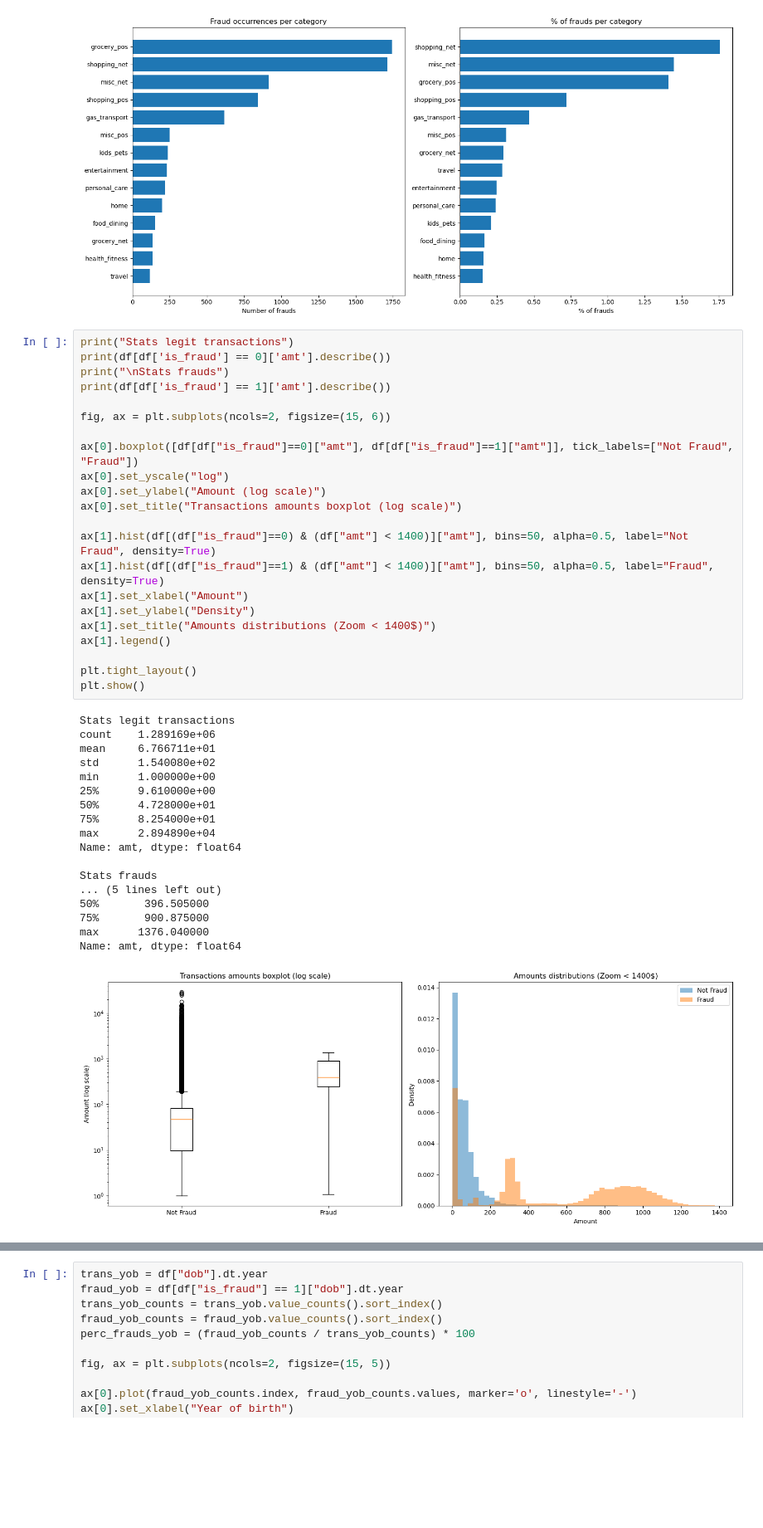
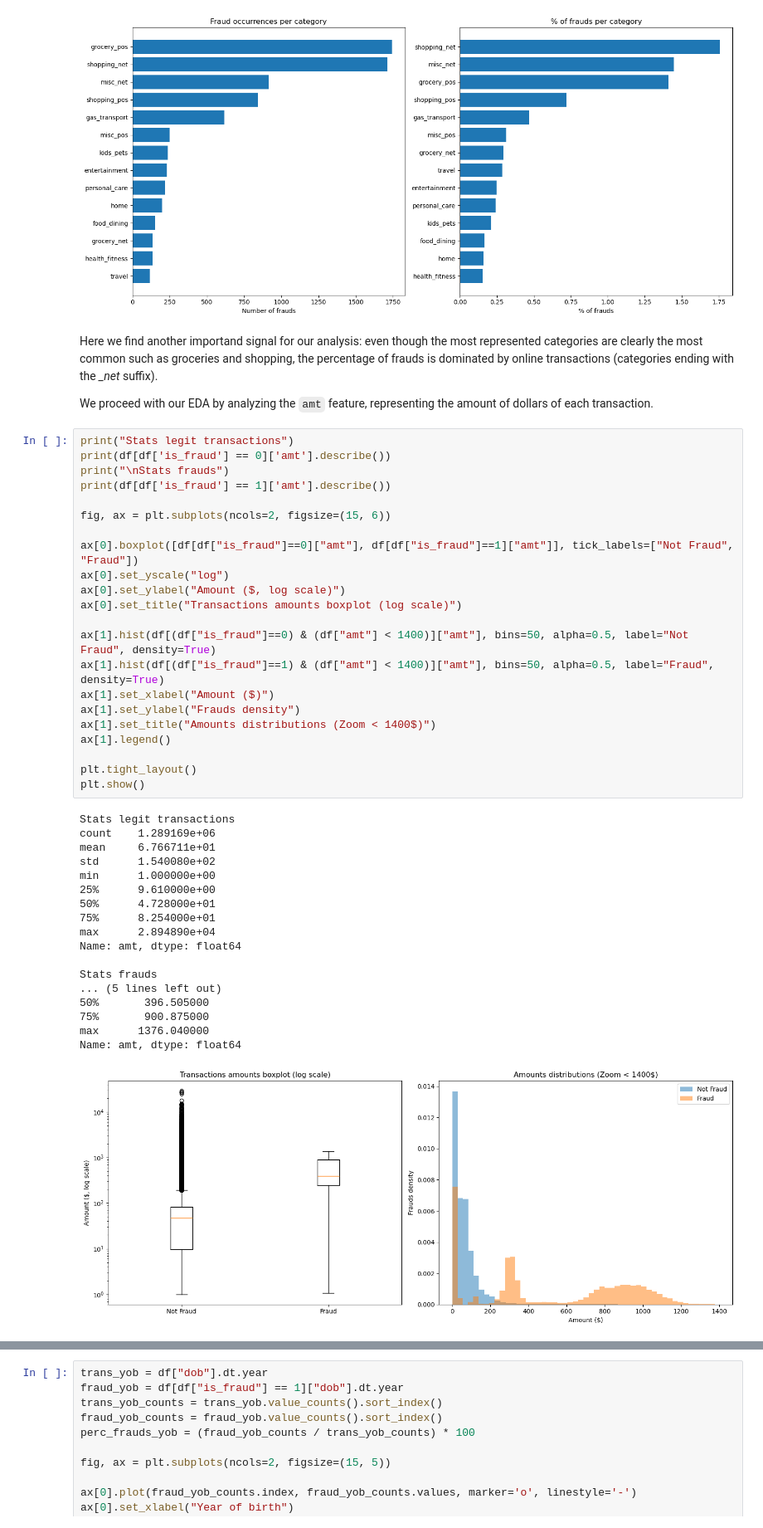
Before and after one commit to giorgiozoccatelli/Fraud-Detection, a Jupyter notebook: creditfraud.ipynb, the cells around one changed output, grey strips where cells are left out. Shown at 83% size. Cells and saved outputs as stored; diff of their text form; blank space fills up the shorter version.

```diff
--- a/creditfraud.ipynb
+++ b/creditfraud.ipynb
@@ -157,6 +170,10 @@ plt.tight_layout()
 plt.show()
 # %% [output]
 [figure]
+# %% [markdown]
+Here we find another importand signal for our analysis: even though the most represented categories are clearly the most common such as groceries and shopping, the percentage of frauds is dominated by online transactions (categories ending with the *_net* suffix).
+
+We proceed with our EDA by analyzing the `amt` feature, representing the amount of dollars of each transaction.
 # %%
 print("Stats legit transactions")
 print(df[df['is_fraud'] == 0]['amt'].describe())
@@ -167,34 +184,34 @@ fig, ax = plt.subplots(ncols=2, figsize=(15, 6))
 
 ax[0].boxplot([df[df["is_fraud"]==0]["amt"], df[df["is_fraud"]==1]["amt"]], tick_labels=["Not Fraud", "Fraud"])
 ax[0].set_yscale("log")
-ax[0].set_ylabel("Amount (log scale)")
+ax[0].set_ylabel("Amount ($, log scale)")
 ax[0].set_title("Transactions amounts boxplot (log scale)")
 
 ax[1].hist(df[(df["is_fraud"]==0) & (df["amt"] < 1400)]["amt"], bins=50, alpha=0.5, label="Not Fraud", density=True)
 ax[1].hist(df[(df["is_fraud"]==1) & (df["amt"] < 1400)]["amt"], bins=50, alpha=0.5, label="Fraud", density=True)
-ax[1].set_xlabel("Amount")
-ax[1].set_ylabel("Density")
+ax[1].set_xlabel("Amount ($)")
+ax[1].set_ylabel("Frauds density")
 ax[1].set_title("Amounts distributions (Zoom < 1400$)")
 ax[1].legend()
 
 plt.tight_layout()
 plt.show()
 # %% [output]
 Stats legit transactions
 count    1.289169e+06
 mean     6.766711e+01
 std      1.540080e+02
 min      1.000000e+00
 25%      9.610000e+00
 50%      4.728000e+01
 75%      8.254000e+01
 max      2.894890e+04
 Name: amt, dtype: float64
 
 Stats frauds
 ... (5 lines left out)
 50%       396.505000
 75%       900.875000
 max      1376.040000
 Name: amt, dtype: float64
-[figure, old version]
+[figure, new version]
```
Also changed, not shown: parts of 13 cells of this notebook.
